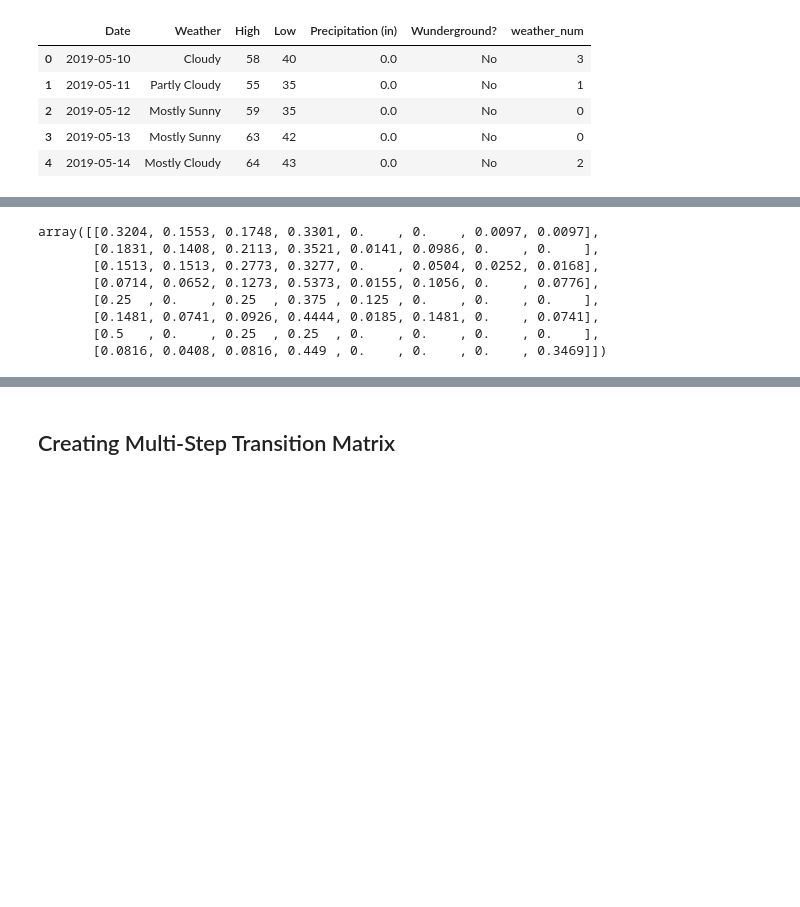
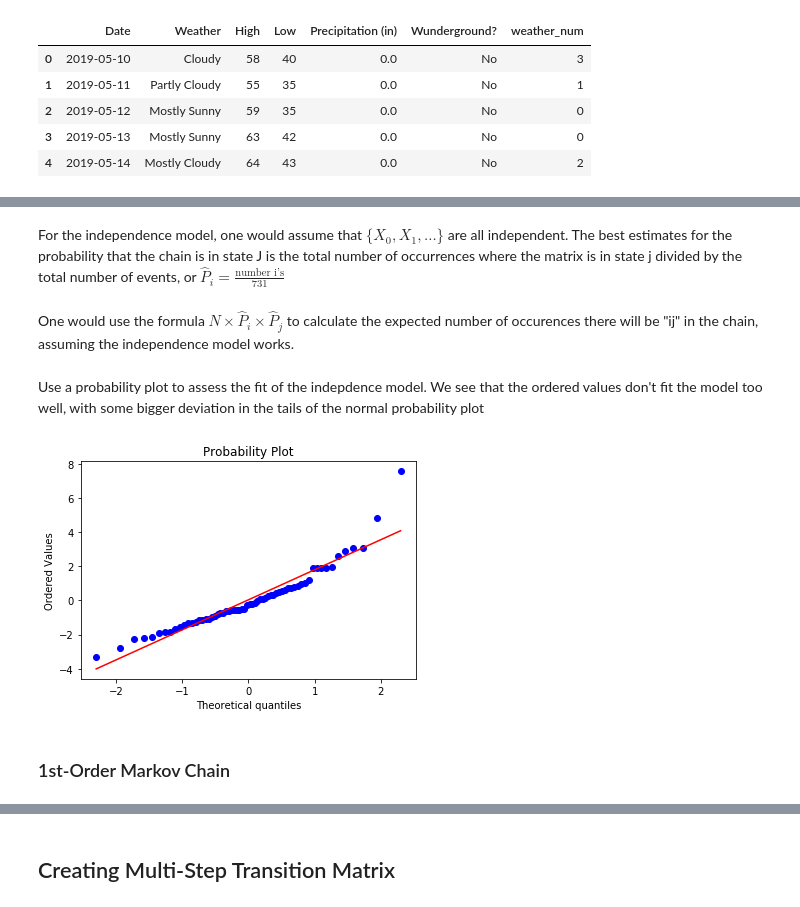
Before and after one commit to jujuwong21/21344-Final-Project, a Jupyter notebook: 21-344 Final Project Code.ipynb, the cells around one changed output, grey strips where cells are left out. Drawn from its saved outputs; the diff is of its cells as text; code cells hidden in the pictures; blank space fills up the shorter version.

```diff
--- a/21-344 Final Project Code.ipynb
+++ b/21-344 Final Project Code.ipynb
@@ -71,0 +71,20 @@ df.head()
+# %%
+# General function to create a transition matrix P, assuming first-order condition is met
+# Input: a series, also known as a stochastic process {X(t)}
+# Outputs: count matrix (used to prove first-order condition is met), transition_matrix (P)
+def create_transition_matrix(series):
+
+    # Initialize to make
+    unique_vals = len(np.unique(series))
+    counts = np.zeros((unique_vals, unique_vals))
+    n = len(series)
+
+    # increment count when transition occures
+    for i in range(n-1):
+        current = series[i]
+        future = series[i+1]
+        counts[current][future] += 1
+
+    # Convert counts to probabilities
+    transition_matrix = counts/counts.sum(axis=1)[:,None]
+    return counts, transition_matrix
@@ -71,0 +108,8 @@ df.head()
+# %% [markdown]
+For the independence model, one would assume that $\{X_0, X_1, ...\}$ are all independent.
+The best estimates for the probability that the chain is in state J is the total number of occurrences where the matrix is in state j divided by the total number of events, or $\hat{P}_i = \frac{\text{number i's}}{731}$
+# %%
+weather_counts = df.groupby("weather_num").count()["Date"]
+weather_prop = weather_counts / 731 # calculates approximation of P_i
+# %% [markdown]
+One would use the formula $N \times \hat{P}_i \times \hat{P}_j$ to calculate the expected number of occurences there will be "ij" in the chain, assuming the independence model works.
@@ -72 +121,15 @@ df.head()
+# %% [markdown]
+Use a probability plot to assess the fit of the indepdence model. We see that the ordered values don't fit the model too well, with some bigger deviation in the tails of the normal probability plot
+# %%
+normalized = []
+for i in range(8):
+    for j in range(8):
+        if expected[i][j] == 0: continue # skip, since we don't want 0 in the denominator
+        normalized.append((count_mat[i][j] - expected[i][j]) / math.sqrt(expected[i][j])) # normalize
+scipy.stats.probplot(normalized, plot = plt) # normal probability plot
+plt.show()
+# %% [output]
+[figure, added]
+# %% [markdown]
+### 1st-Order Markov Chain
 # %%
@@ -82,15 +145,0 @@ def create_transition_matrix(series):
-# %%
-count_mat, mat = create_transition_matrix(df["weather_num"])
-mat
-# Rounding does lead to some error rip
-np.around(mat, decimals=4)
-# np.around(mat, decimals=4).sum(axis=1)[:, None]
-# %% [output]
-array([[0.3204, 0.1553, 0.1748, 0.3301, 0.    , 0.    , 0.0097, 0.0097],
-       [0.1831, 0.1408, 0.2113, 0.3521, 0.0141, 0.0986, 0.    , 0.    ],
-       [0.1513, 0.1513, 0.2773, 0.3277, 0.    , 0.0504, 0.0252, 0.0168],
-       [0.0714, 0.0652, 0.1273, 0.5373, 0.0155, 0.1056, 0.    , 0.0776],
-       [0.25  , 0.    , 0.25  , 0.375 , 0.125 , 0.    , 0.    , 0.    ],
-       [0.1481, 0.0741, 0.0926, 0.4444, 0.0185, 0.1481, 0.    , 0.0741],
-       [0.5   , 0.    , 0.25  , 0.25  , 0.    , 0.    , 0.    , 0.    ],
-       [0.0816, 0.0408, 0.0816, 0.449 , 0.    , 0.    , 0.    , 0.3469]])
```
Also changed, not shown: parts of 31 cells of this notebook, 1 other file.
